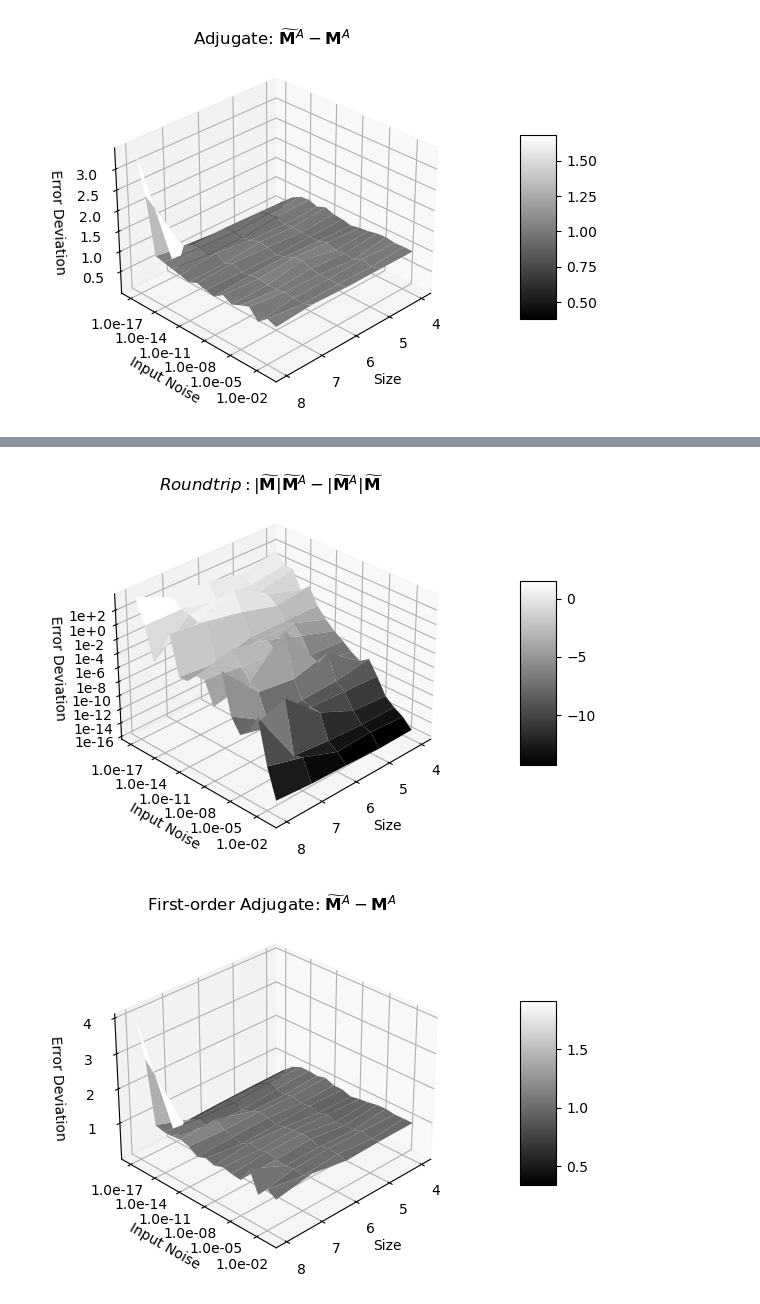
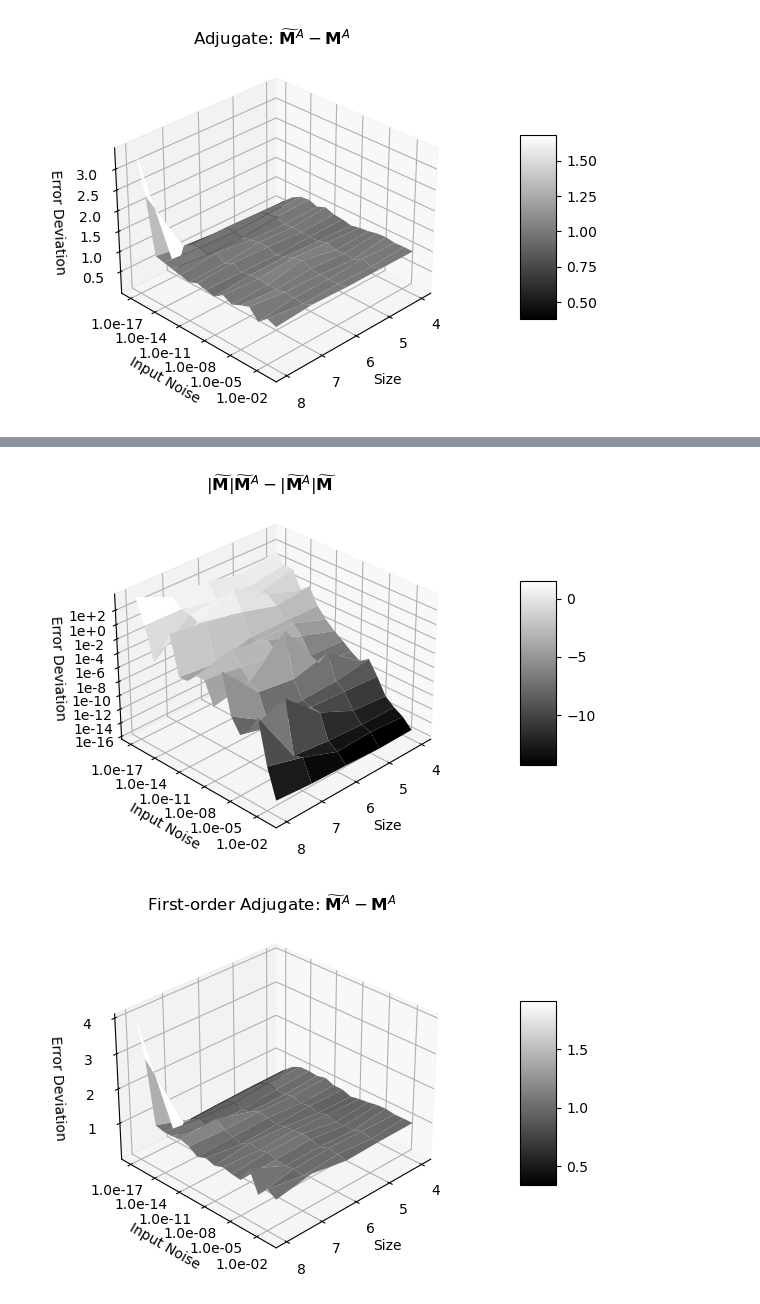
Before and after one commit to Chengpu0707/VarianceArithmetic, a Jupyter notebook: IPyNb/AdjugateMatrix.ipynb, the cells around one changed output, grey strips where cells are left out. Saved outputs shown, nothing was run; the diff lists cells and outputs as text; code cells hidden in the pictures.

```diff
--- a/IPyNb/AdjugateMatrix.ipynb
+++ b/IPyNb/AdjugateMatrix.ipynb
@@ -113,9 +113,9 @@ PlotSurface('Forward Error Deviation', cmap=plt.cm.gray, logz=True,
 # %%
 PlotSurface('Roundtrip Error Deviation', cmap=plt.cm.gray, logz=True,
-            title=r'$Roundtrip: |\widetilde{\mathbf{M}}| \widetilde{\mathbf{M}}^A -|\widetilde{\mathbf{M}}^A| \widetilde{\mathbf{M}}$',
+            title=r'$|\widetilde{\mathbf{M}}| \widetilde{\mathbf{M}}^A -|\widetilde{\mathbf{M}}^A| \widetilde{\mathbf{M}}$',
             zlabel='Error Deviation')
 # %% [output]
-[figure, old version]
+[figure, new version]
 # %%
 PlotSurface('Multiple Error Deviation', cmap=plt.cm.gray,
             title=r'First-order Adjugate: $\widetilde{\mathbf{M}}^A - \mathbf{M}^A$', zlabel='Error Deviation')
```
Also changed, not shown: parts of 13 cells of this notebook, 16 other files.
